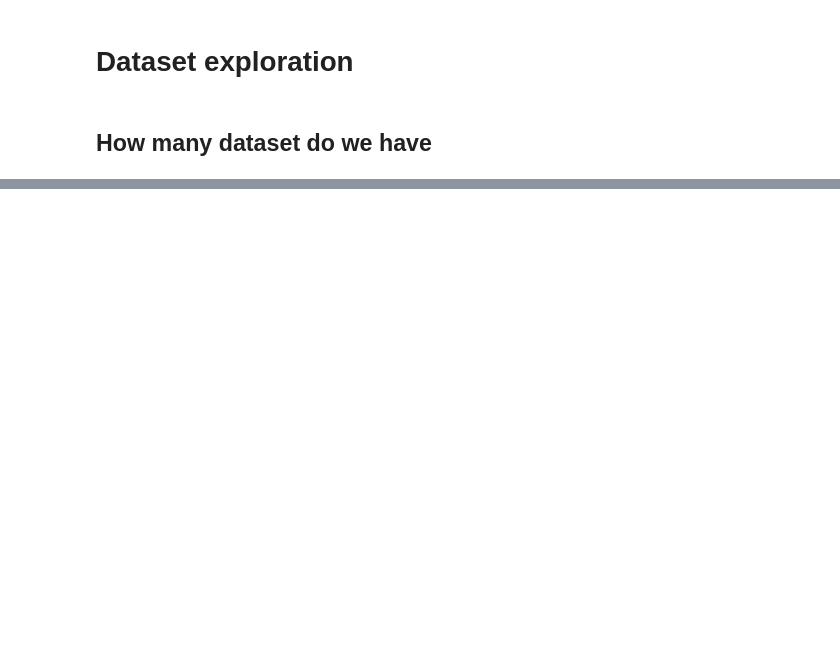
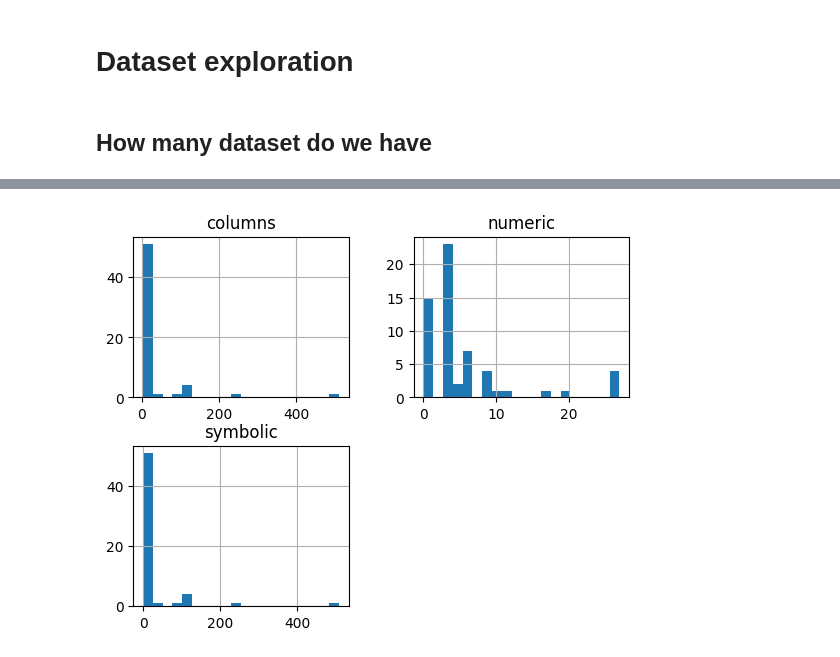
Before and after one commit to smeet07/ezr, a Jupyter notebook: datasets_explorations.ipynb, the cells around one changed output, grey strips where cells are left out. Drawn from its saved outputs; the diff is of its cells as text; code cells hidden in the pictures; blank space fills up the shorter version.

```diff
--- a/datasets_explorations.ipynb
+++ b/datasets_explorations.ipynb
@@ -35,24 +36,26 @@ Error reading ./data/our_datasets/FFM-1000-200-0.50-SAT-1.csv
 # %%
 # show histograms of the datasets columns number
 
 is_numeric = lambda x: x.strip()[0].isupper() and x[-1] not in ['-','+']
 is_symbolic = lambda x: x.strip()[0].islower() and x[-1] not in ['-','+']
 is_x_column = lambda x: x.strip()[-1] not in ['-','+']
 
 datasets_columns = pd.DataFrame(columns=['filename', 'columns', 'numeric', 'symbolic'])
 for i, (filename, dataset) in enumerate(datasets.items()):
     columns = len([col for col in dataset.columns if is_x_column(col)])
     numeric = len([col for col in dataset.columns if is_numeric(col)])
     symbolic = len([col for col in dataset.columns if is_symbolic(col)])
     datasets_columns.loc[i] = [filename, columns, numeric, symbolic]
 
 datasets_columns.sort_values(by='columns', inplace=True, ascending=False)
 
 
-# datasets_columns
-# datasets_columns.hist(bins=20)
-# plt.title('Number of columns in datasets')
-# plt.show()
+datasets_columns
+datasets_columns.hist(bins=20)
+plt.title('Number of columns in datasets')
+plt.show()
+# %% [output]
+[figure, added]
 # %%
 # barplot of the number of columns (numeric and symbolic) in the datasets with seaborn
 filterr = datasets_columns['columns'] > 10
```
Also changed, not shown: parts of 5 cells of this notebook, 7 other files.
